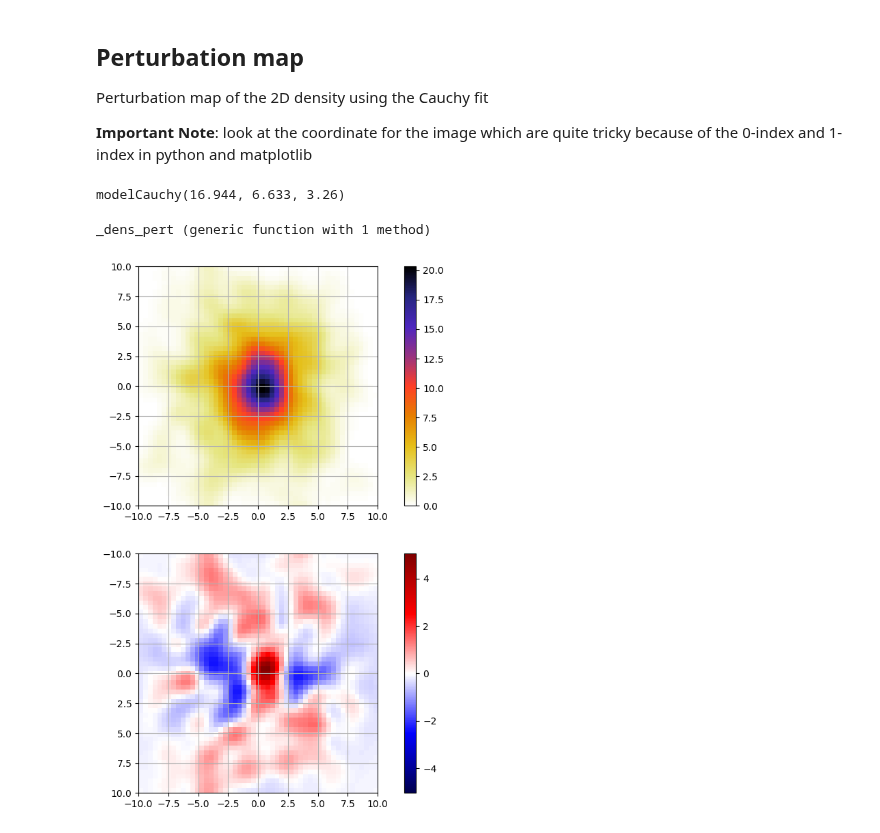
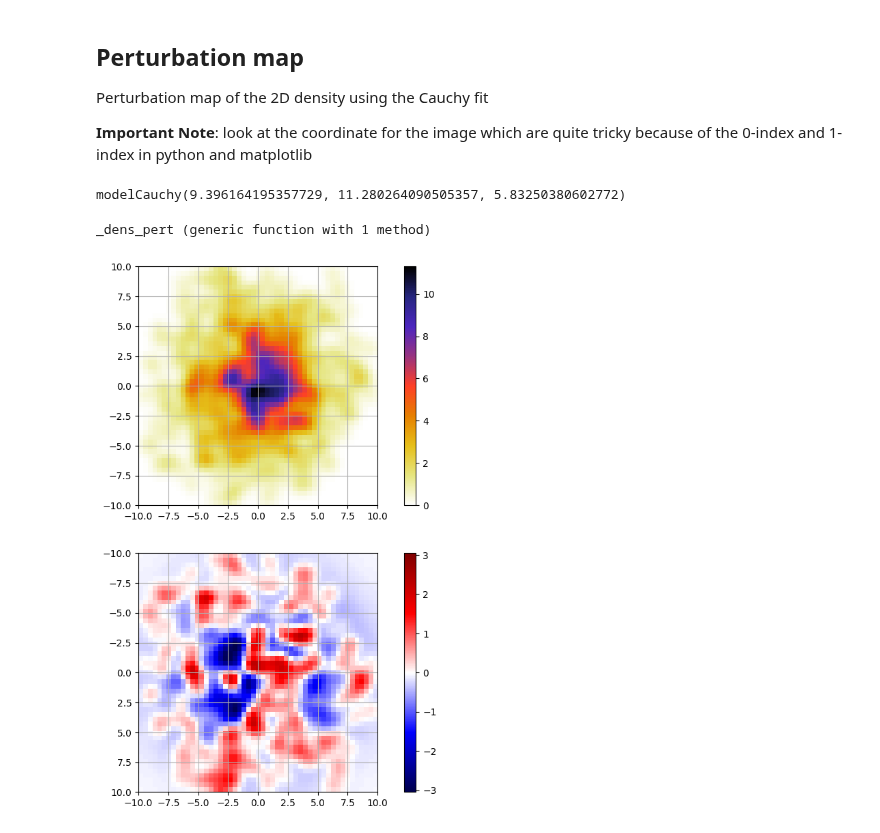
Before and after one commit to bosscha/gaia-shock, a Jupyter notebook: notebooks/analysis/perturbation-markers.ipynb, the cells around one changed output. Drawn from its saved outputs; the diff is of its cells as text; code cells hidden in the pictures.

```diff
--- a/notebooks/analysis/perturbation-markers.ipynb
+++ b/notebooks/analysis/perturbation-markers.ipynb
@@ -34,11 +35,22 @@ cd(wdir)
 # %%
 ## Reading the test OC
 
-ocname= "$ocdir/NGC 6025-1.7deg-oc.csv"
-ocname= "$ocdir/NGC 2516-3.5deg-oc-mass.csv"
-ocname= "$ocdir/NGC 2632-15.5deg-oc-mass.csv"
+ocname= "NGC 6025-1.7deg-oc-mass.csv"
+ocname= "NGC 2516-3.5deg-oc-mass.csv"
+ocname= "NGC 2632-15.5deg-oc-mass.csv"
+ocname= "NGC 2670-1.0deg-oc-mass.csv"
+ocname= "NGC 3114-1.7deg-oc-mass.csv"
 
-oc= CSV.read(ocname, delim= ";")
+oc= CSV.read("$ocdir/$ocname", delim= ";")
+cfit= CSV.read("fitCauchy-p100-20k.csv", delim= ";")
+votname= ocname[1:end-12]*".vot"
+
+dfit = @from i in cfit begin
+    @where i.votname == votname
+    @select i
+    @collect DataFrame
+end
+println(dfit)
 
 ## OC recentered
 oc.X= oc.X .- mean(oc.X)
@@ -233,7 +250,7 @@ virial_2d (generic function with 1 method)
 #ocname= "NGC 6025-1.7deg-oc-mass.csv"
 #ocname= "NGC 2516-3.5deg-oc-mass.csv"
 #ocname= "NGC 2632-15.5deg-oc-mass.csv"
-ocm= CSV.read("$ocname", delim=";")
+ocm= CSV.read("$ocdir/$ocname", delim=";")
 
 ## OC recentered
 ocm.X= ocm.X .- mean(ocm.X)
@@ -304,11 +321,9 @@ Perturbation map of the 2D density using the Cauchy fit
 #
 # Best solution
 
-C= 36.367  ; s= 6.154  ; m=  2.855
-C= 16.944 ; s= 6.633  ;m= 3.260
-θ= modelCauchy(C,s,m)
+θ= modelCauchy(dfit.C[1],dfit.s[1],dfit.m[1])
 # %% [output]
-modelCauchy(16.944, 6.633, 3.26)
+modelCauchy(9.396164195357729, 11.280264090505357, 5.83250380602772)
 # %%
 ## density 2d
 ## we assume the map is SQUARE
@@ -372,34 +387,34 @@ _dens_pert (generic function with 1 method)
 lrange=[-10,10]
 dens= _dens2d(ocm.Y,ocm.Z,lrange,51)
 pert= _dens_pert(dens,lrange,θ, fdens1)
 
 ## smoothing
-densg=imfilter(dens, reflect(Kernel.gaussian(2)))
-pertg= imfilter(pert, reflect(Kernel.gaussian(2)))
+ksmooth= 1.5
+densg= imfilter(dens, reflect(Kernel.gaussian(ksmooth)))
+pertg= imfilter(pert, reflect(Kernel.gaussian(ksmooth)))
 
 ulx=
 fig= PyPlot.figure(figsize=(10,10))
 ax1= PyPlot.subplot(211)
 ax1.set_xlim(lrange[1],lrange[2])
 ax1.set_ylim(lrange[1],lrange[2])
 PyPlot.grid("on")
 pos= PyPlot.imshow(densg, cmap="CMRmap_r", interpolation= "nearest",
     extent=[lrange[1], lrange[2], lrange[2], lrange[1]])
-PyPlot.plot(xcenter,ycenter,"w*", markersize=9, lw=2)
 fig.colorbar(pos, ax=ax1)
 
 
 vmin= - max(maximum(pertg), abs(minimum(pertg)))
 vmax= -vmin
 ax2= PyPlot.subplot(212)
 ax1.set_xlim(lrange[1],lrange[2])
 ax1.set_ylim(lrange[1],lrange[2])
 PyPlot.grid("on")
 pos= PyPlot.imshow(pertg, cmap="seismic", vmin=vmin,vmax=vmax ,interpolation= "nearest",
     extent=[lrange[1], lrange[2], lrange[2], lrange[1]])
 fig.colorbar(pos, ax=ax2)
 
 
 PyPlot.show()
 # %% [output]
-[figure, old version]
+[figure, new version]
```
Also changed, not shown: parts of 9 cells of this notebook, 1 other file.
